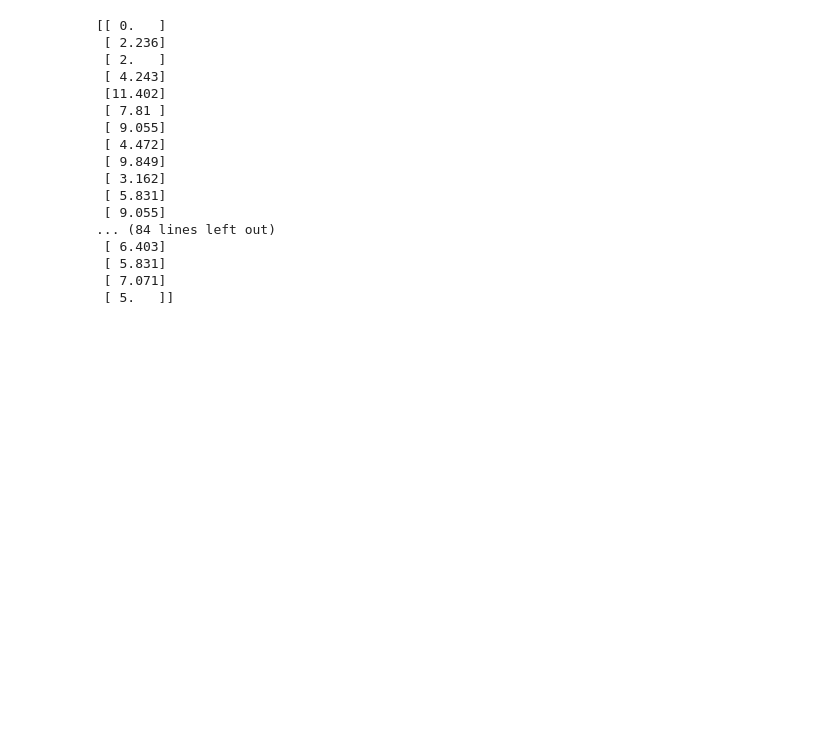
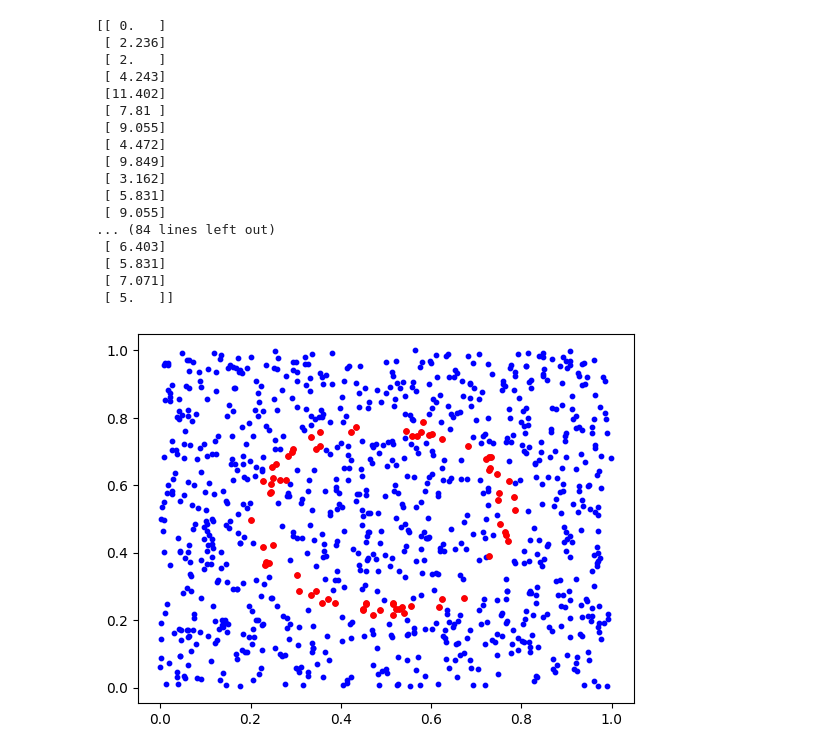
Before and after one commit to biswajit-github-2022/RKMVERI, a Jupyter notebook: IPYTHONNOTEBOOK/pds_class_16/hw.ipynb, the cells around one changed output. Saved outputs shown, nothing was run; the diff lists cells and outputs as text; code cells hidden in the pictures; blank space fills up the shorter version.

```diff
--- a/IPYTHONNOTEBOOK/pds_class_16/hw.ipynb
+++ b/IPYTHONNOTEBOOK/pds_class_16/hw.ipynb
@@ -30,3 +30,38 @@ print(x.reshape(100,1))
  [ 5.831]
  [ 7.071]
  [ 5.   ]]
+# %%
+import numpy as np
+import matplotlib.pyplot as plt
+
+#random data
+x =np.random.rand(1000)
+y = np.random.rand(1000)
+
+#reshaping for blocking
+x=x.reshape(1000,1)
+y=y.reshape(1000,1)
+#making pair
+A=np.block([x,y])
+#plotting points
+plt.scatter(x, y,color="blue",s=10)
+
+#radius
+r_in=0.25
+r_out=0.3
+#mid point
+B=[0.5,0.5]
+
+#finding distance
+C=B-A
+D=C**2
+z=np.round(np.sqrt(D[:,0]+D[:,1]),5)
+# print(z)
+# print(z.reshape(1000,1))
+
+#creating circle
+for i in range(len(z)):
+    if r_in<z[i]<r_out:
+        plt.scatter(x[i],y[i],color='red',s=15)
+# %% [output]
+[figure, added]
```
Also changed, not shown: 1 other file.
